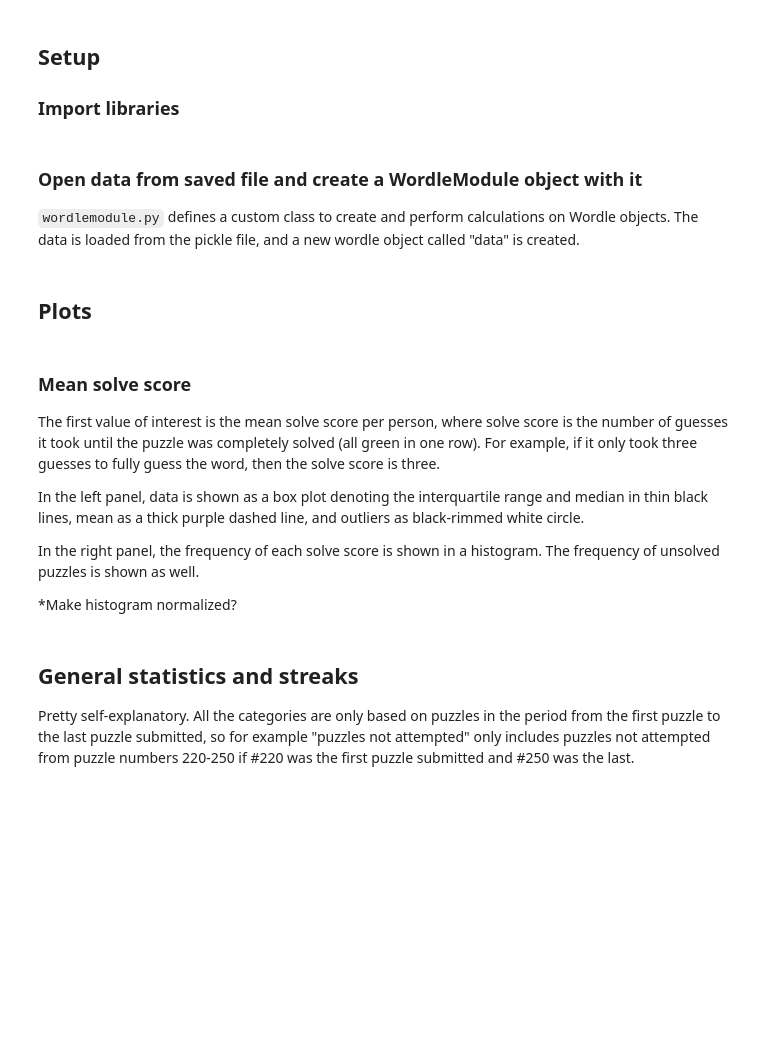
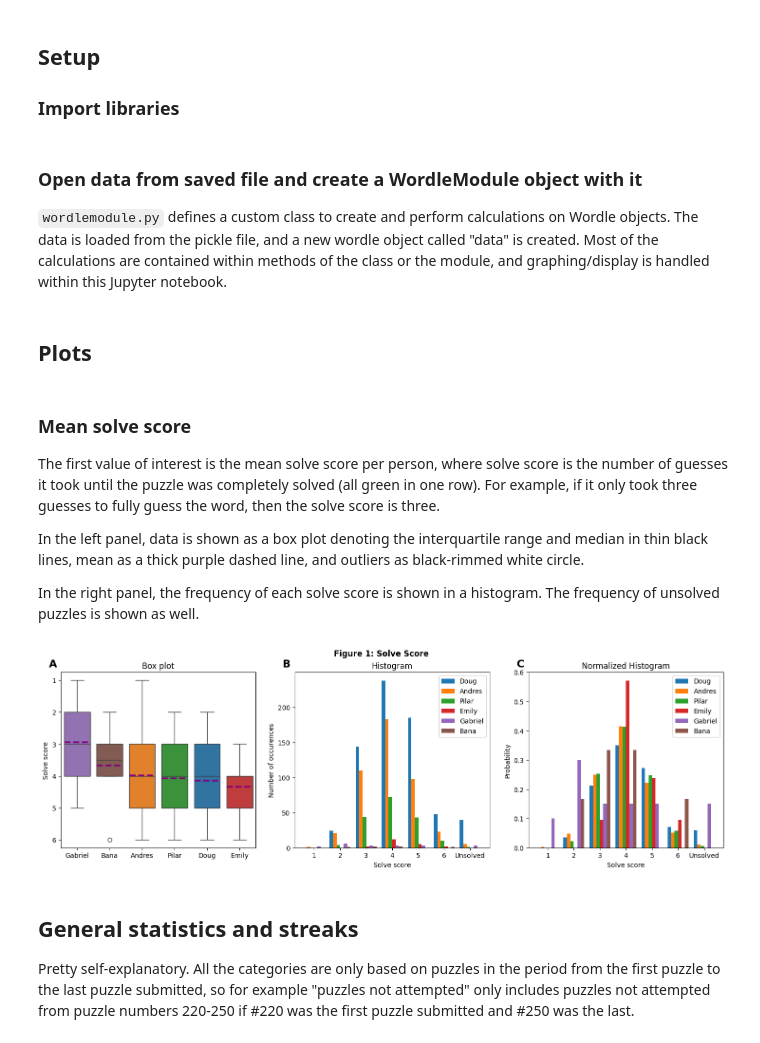
Before and after one commit to craneab/Wordle-Analyzer, a Jupyter notebook: Data Analysis.ipynb, the cells around one changed output. Saved outputs shown, nothing was run; the diff lists cells and outputs as text; code cells hidden in the pictures; blank space fills up the shorter version.

````diff
--- a/Data Analysis.ipynb
+++ b/Data Analysis.ipynb
@@ -14,6 +15,6 @@ import seaborn as sns
 # %% [markdown]
 ### Open data from saved file and create a WordleModule object with it
-```wordlemodule.py``` defines a custom class to create and perform calculations on Wordle objects. The data is loaded from the pickle file, and a new wordle object called "data" is created.
+```wordlemodule.py``` defines a custom class to create and perform calculations on Wordle objects. The data is loaded from the pickle file, and a new wordle object called "data" is created. Most of the calculations are contained within methods of the class or the module, and graphing/display is handled within this Jupyter notebook.
 # %%
 # Open pickle file
 with open('Data/Script data/Imported_email_data_with_ints.pkl','rb') as file:
@@ -31,42 +32,64 @@ The first value of interest is the mean solve score per person, where solve scor
 In the left panel, data is shown as a box plot denoting the interquartile range and median in thin black lines, mean as a thick purple dashed line, and outliers as black-rimmed white circle.
 
 In the right panel, the frequency of each solve score is shown in a histogram. The frequency of unsolved puzzles is shown as well.
-
-*Make histogram normalized?
 # %%
 # Create figure with two subplots
-f,ax = plt.subplots(1,2)
+f,ax = plt.subplots(1,3)
 f.set_figwidth(18)
-f.suptitle('Solve Score')
+f.suptitle('Figure 1: Solve Score',fontweight='bold')
 
 # Subplot 1: Plot mean solve score
 df = data.as_df()
 df = df.drop('Puzzle Number',axis=1).replace(7,np.nan)
 sorted_cols = df.mean().sort_values(ascending=True)
 df_sorted = df[sorted_cols.index]
 
 meanlineprops = dict(linestyle='--', linewidth=2.5, color='purple')
 sns.boxplot(data=df_sorted,
                ax=ax[0],
                showmeans = True,
                meanline = True,
                meanprops = meanlineprops,
                legend='auto',
                #whis=2,
                hue_order = df.keys())
 
 ax[0].set(ylabel = 'Solve score',
           title = 'Box plot')
 ax[0].invert_yaxis()
 
+
 # Subplot 2: Plot a histogram of solve score
-ax[1].hist(data.data_arr, bins=np.arange(0.5,8.5,1))
+ax[1].hist(data.data_arr,
+           bins=np.arange(0.5,8.5,1),
+           density=False)
 
 ax[1].set_ylabel('Number of occurences')
 ax[1].set_xlabel('Solve score')
 ax[1].set_xticklabels(['','1','2','3','4','5','6','Unsolved'])
 ax[1].set_title('Histogram')
 ax[1].legend(data.data_dict.keys())
+
+
+# Subplot 3: Plot a histogram of solve score
+ax[2].hist(data.data_arr,
+           bins=np.arange(0.5,8.5,1),
+           density=True)
+
+ax[2].set_ylabel('Probability')
+ax[2].set_xlabel('Solve score')
+ax[2].set_xticklabels(['','1','2','3','4','5','6','Unsolved'])
+ax[2].set_title('Normalized Histogram')
+ax[2].legend(data.data_dict.keys())
+
+# Add panel labels
+labels = ['A','B','C']
+for i in range(len(ax)):
+      ax[i].text(-0.02,1.02, labels[i],
+            transform=ax[i].transAxes,
+            fontsize=16, fontweight='bold', va='bottom', ha='right')
+# %% [output]
+[figure, added]
 # %% [markdown]
 ## General statistics and streaks
 
````
Also changed, not shown: parts of 7 cells of this notebook, 2 other files.
